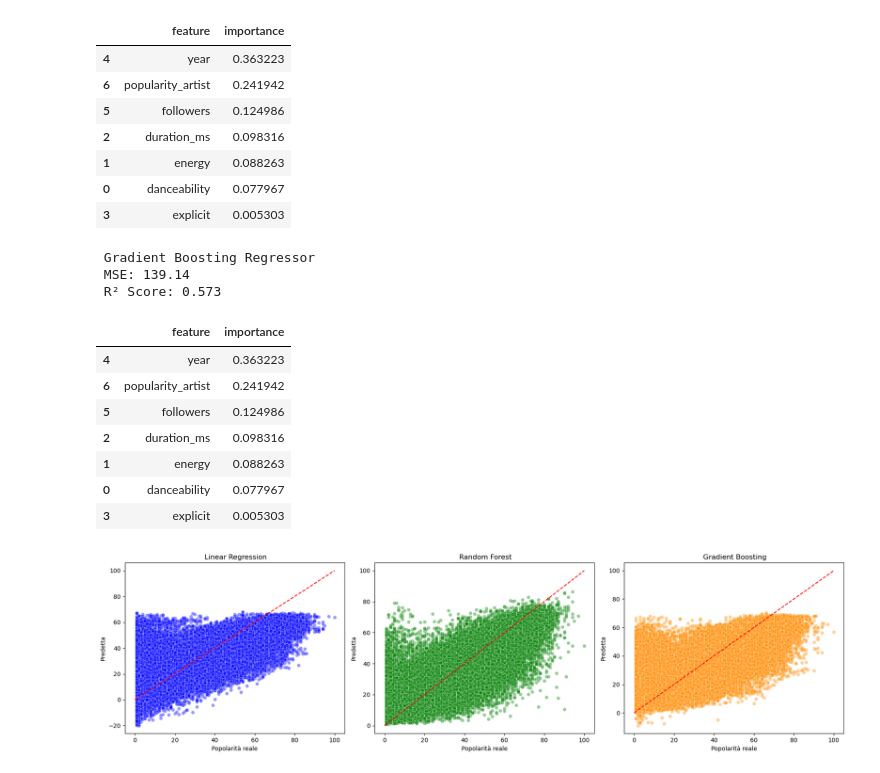
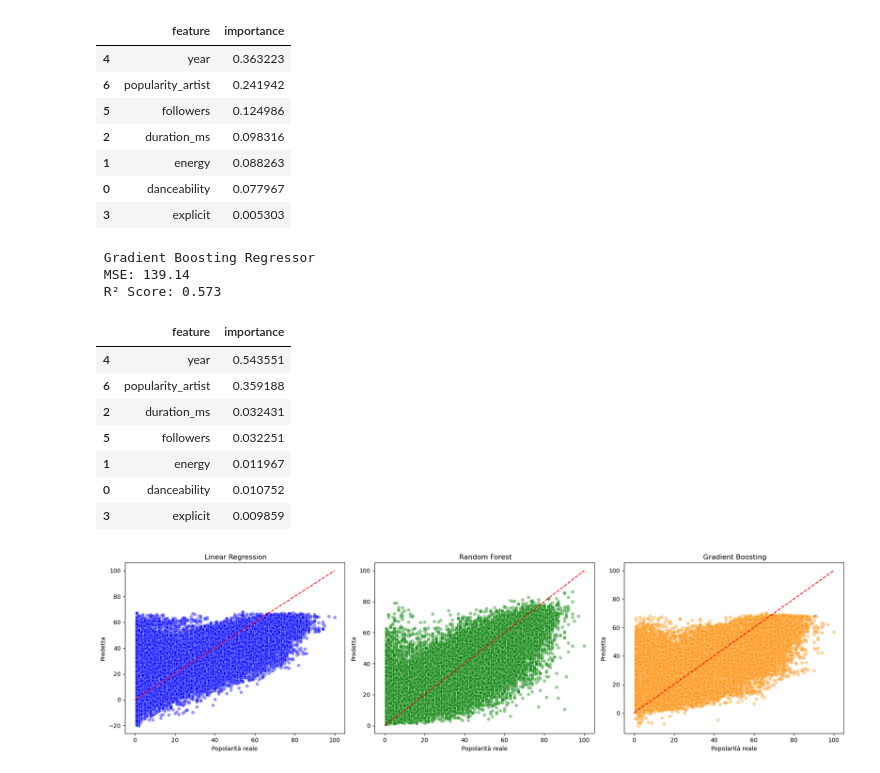
Before and after one commit to AmbroAle/data-intesive-project, a Jupyter notebook: SpotifyData.ipynb, the cells around one changed output. Cells and saved outputs as stored; diff of their text form; code cells hidden in the pictures.

```diff
--- a/SpotifyData.ipynb
+++ b/SpotifyData.ipynb
@@ -698,30 +698,30 @@ display(rf_importance)
 # %%
 
 gb = GradientBoostingRegressor(n_estimators=100, random_state=42)
 gb.fit(X_train, y_train)
 
 y_pred_gb = gb.predict(X_test)
 
 mse_gb = mean_squared_error(y_test, y_pred_gb)
 r2_gb = r2_score(y_test, y_pred_gb)
 
 print(" Gradient Boosting Regressor")
 print(f" MSE: {mse_gb:.2f}")
 print(f" R² Score: {r2_gb:.3f}")
-gb_importance = get_feature_importance(rf, X.columns)
+gb_importance = get_feature_importance(gb, X.columns)
 display(gb_importance)
 # %% [output]
  Gradient Boosting Regressor
  MSE: 139.14
  R² Score: 0.573
 |  | feature | importance |
-| 4 | year | 0.363223 |
-| 6 | popularity_artist | 0.241942 |
-| 5 | followers | 0.124986 |
-| 2 | duration_ms | 0.098316 |
-| 1 | energy | 0.088263 |
-| 0 | danceability | 0.077967 |
-| 3 | explicit | 0.005303 |
+| 4 | year | 0.543551 |
+| 6 | popularity_artist | 0.359188 |
+| 2 | duration_ms | 0.032431 |
+| 5 | followers | 0.032251 |
+| 1 | energy | 0.011967 |
+| 0 | danceability | 0.010752 |
+| 3 | explicit | 0.009859 |
 # %%
 
 plt.figure(figsize=(18,5))
```
Also changed, not shown: parts of 1 cell of this notebook.
